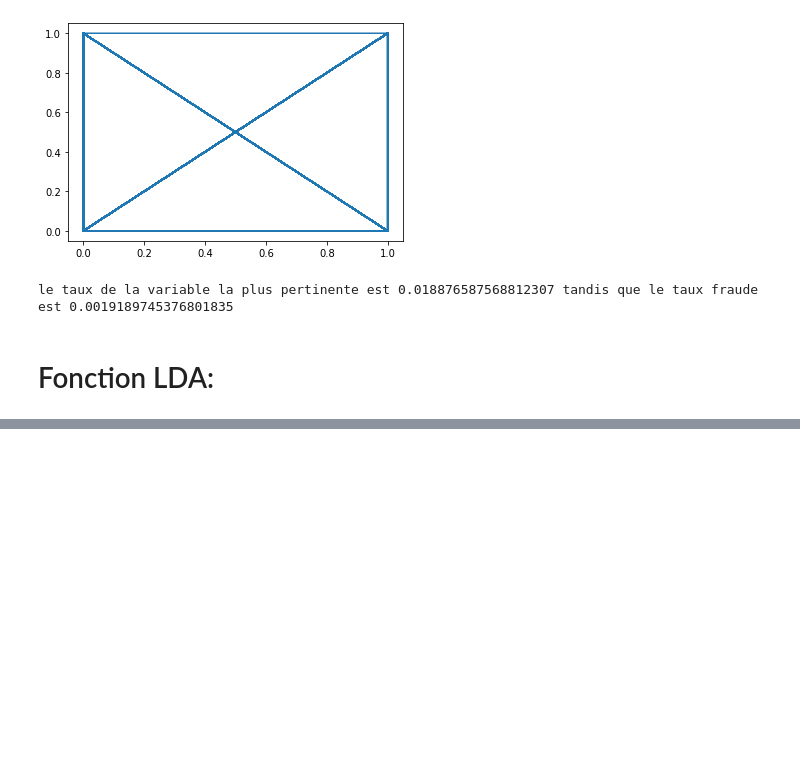
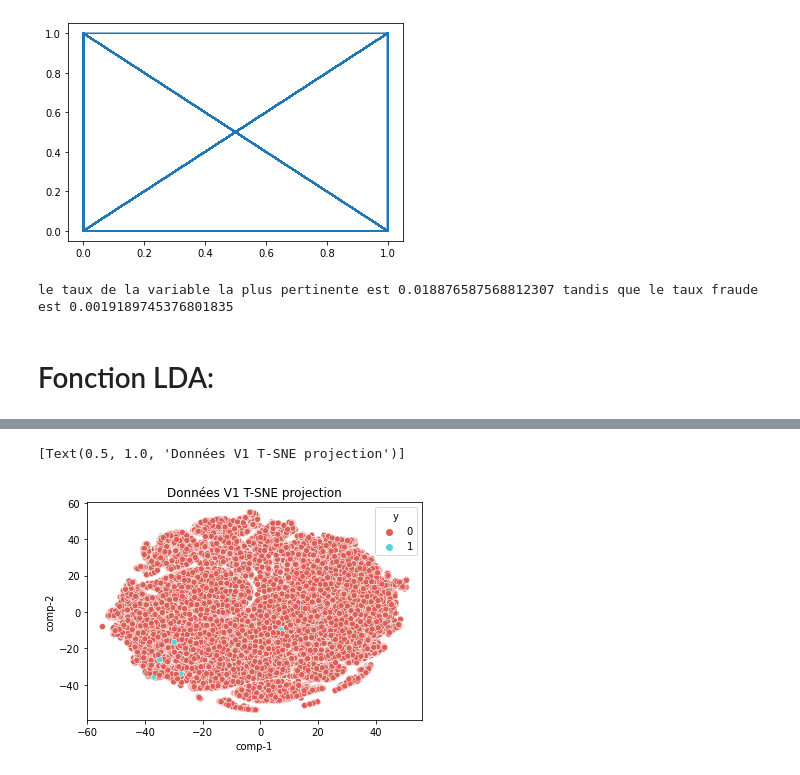
Before and after one commit to TheoVedis/ProjectInterPromo, a Jupyter notebook: dev/visualisation/pierre/Reduction_dimension.ipynb, the cells around one changed output, grey strips where cells are left out. Cells and saved outputs as stored; diff of their text form; code cells hidden in the pictures; blank space fills up the shorter version.

```diff
--- a/dev/visualisation/pierre/Reduction_dimension.ipynb
+++ b/dev/visualisation/pierre/Reduction_dimension.ipynb
@@ -136,0 +158,6 @@ def LDA (df,
+# %%
+X =df.drop(['TOP_FRAUDE', 'TOP_FRAUDE_CARTE', 'TOP_FRAUDE_VIREMENT'], 1)
+Y = df['TOP_FRAUDE']
+
+tsne = TSNE(n_components=2, verbose=1, random_state=123)
+z = tsne.fit_transform(X)
@@ -136,0 +182,12 @@ def LDA (df,
+# %%
+resultat = pd.DataFrame()
+resultat["y"] = Y
+resultat["comp-1"] = z[:,0]
+resultat["comp-2"] = z[:,1]
+
+sns.scatterplot(x="comp-1", y="comp-2", hue=resultat["y"],
+                palette=sns.color_palette("hls", 2),
+                data=resultat).set(title="Données V1 T-SNE projection")
+# %% [output]
+[Text(0.5, 1.0, 'Données V1 T-SNE projection')]
+[figure, added]
```
Also changed, not shown: parts of 5 cells of this notebook.
